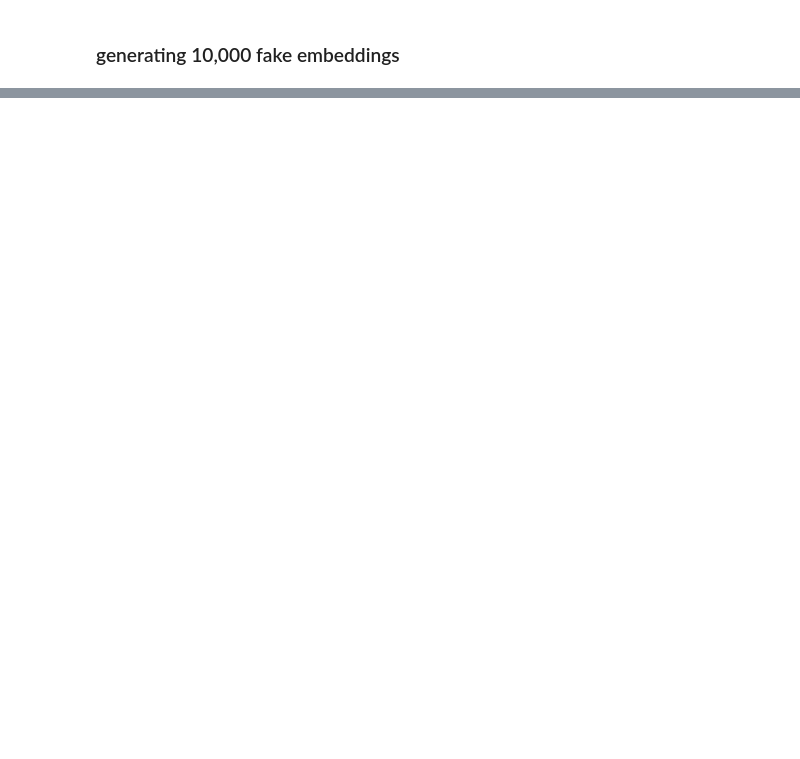
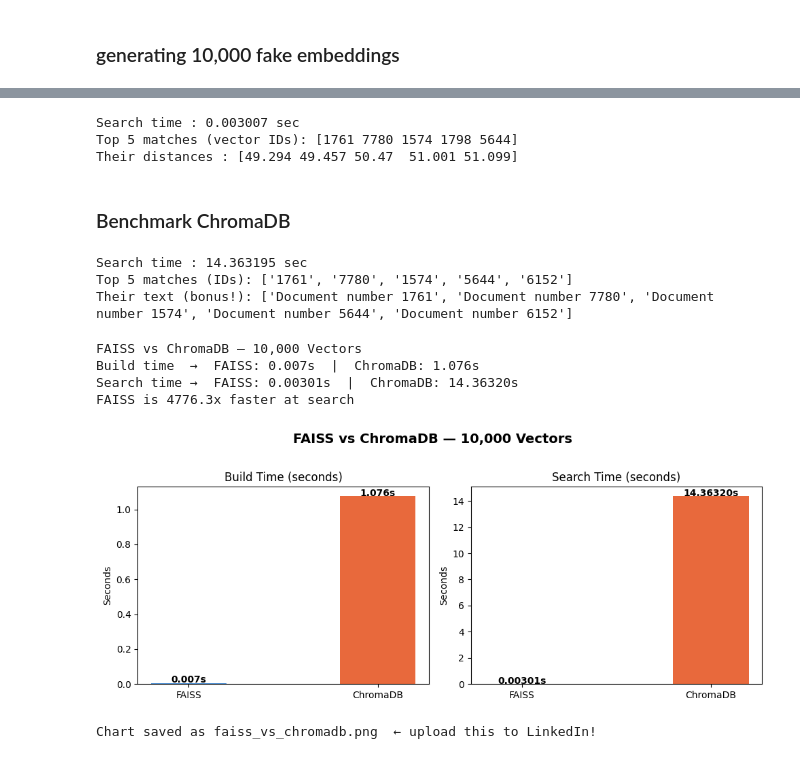
Before and after one commit to Vivek-afk81/50-days-of-genai, a Jupyter notebook: notebooks/day8_FAISSvsCHROMADB.ipynb, the cells around one changed output, grey strips where cells are left out. Cells and saved outputs as stored; diff of their text form; code cells hidden in the pictures; blank space fills up the shorter version.

```diff
--- a/notebooks/day8_FAISSvsCHROMADB.ipynb
+++ b/notebooks/day8_FAISSvsCHROMADB.ipynb
@@ -127,0 +56,19 @@ plt.show()
+# %%
+print(f"Search time : {search_time_faiss:.6f} sec")
+print(f"Top 5 matches (vector IDs): {indices[0]}")
+print(f"Their distances : {distances[0].round(3)}")
+# %% [output]
+Search time : 0.003007 sec
+Top 5 matches (vector IDs): [1761 7780 1574 1798 5644]
+Their distances : [49.294 49.457 50.47  51.001 51.099]
+# %% [markdown]
+### Benchmark ChromaDB
+# %%
+import chromadb
+
+#creating ChromaDB client
+client=chromadb.Client()
+
+# A "collection" is like a table in a regular database
+# Using get_or_create_collection to avoid error if collection already exists
+collection = client.get_or_create_collection("my_vectors")
@@ -127,0 +97,50 @@ plt.show()
+# %%
+search_time_chroma = time.time()-start
+print(f"Search time : {search_time_chroma:.6f} sec")
+print(f"Top 5 matches (IDs): {results['ids'][0]}")
+print(f"Their text (bonus!): {results['documents'][0]}")
+# %% [output]
+Search time : 14.363195 sec
+Top 5 matches (IDs): ['1761', '7780', '1574', '5644', '6152']
+Their text (bonus!): ['Document number 1761', 'Document number 7780', 'Document number 1574', 'Document number 5644', 'Document number 6152']
+# %%
+#comparison and visualization
+import matplotlib.pyplot as plt
+import matplotlib.patches as mpatches
+
+print("FAISS vs ChromaDB — 10,000 Vectors")
+print(f"Build time  →  FAISS: {build_time_faiss:.3f}s  |  ChromaDB: {build_time_chroma:.3f}s")
+print(f"Search time →  FAISS: {search_time_faiss:.5f}s  |  ChromaDB: {search_time_chroma:.5f}s")
+print(f"FAISS is {search_time_chroma / search_time_faiss:.1f}x faster at search")
+
+
+#Bar chart
+fig, axes = plt.subplots(1, 2, figsize=(10, 4))
+fig.suptitle("FAISS vs ChromaDB — 10,000 Vectors", fontsize=14, fontweight="bold", y=1.02)
+
+labels = ["FAISS", "ChromaDB"]
+colors = ["#4A90D9", "#E8693C"]
+
+# Chart 1: Build time
+axes[0].bar(labels, [build_time_faiss, build_time_chroma], color=colors, width=0.4)
+axes[0].set_title("Build Time (seconds)", fontsize=12)
+axes[0].set_ylabel("Seconds")
+for i, v in enumerate([build_time_faiss, build_time_chroma]):
+    axes[0].text(i, v + 0.001, f"{v:.3f}s", ha="center", fontweight="bold")
+
+# Chart 2: Search time
+axes[1].bar(labels, [search_time_faiss, search_time_chroma], color=colors, width=0.4)
+axes[1].set_title("Search Time (seconds)", fontsize=12)
+axes[1].set_ylabel("Seconds")
+for i, v in enumerate([search_time_faiss, search_time_chroma]):
+    axes[1].text(i, v + 0.00001, f"{v:.5f}s", ha="center", fontweight="bold")
+plt.tight_layout()
+plt.show()
+print("Chart saved as faiss_vs_chromadb.png  ← upload this to LinkedIn!")
+# %% [output]
+FAISS vs ChromaDB — 10,000 Vectors
+Build time  →  FAISS: 0.007s  |  ChromaDB: 1.076s
+Search time →  FAISS: 0.00301s  |  ChromaDB: 14.36320s
+FAISS is 4776.3x faster at search
+[figure, added]
+Chart saved as faiss_vs_chromadb.png  ← upload this to LinkedIn!
```
Also changed, not shown: parts of 16 cells of this notebook.
